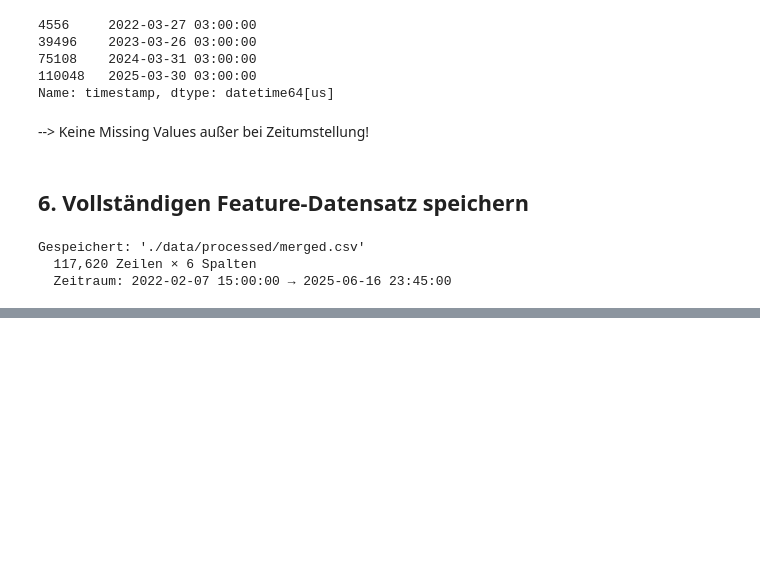
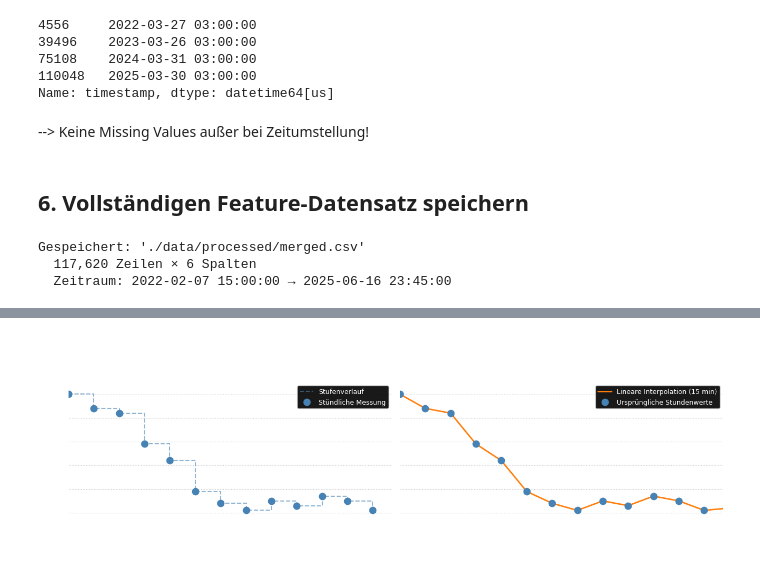
Before and after one commit to Anni075/KI-Project, a Jupyter notebook: notebooks/00_data_preparation.ipynb, the cells around one changed output, grey strips where cells are left out. Cells and saved outputs as stored; diff of their text form; code cells hidden in the pictures; blank space fills up the shorter version.

Commit message:
improve plots

```diff
--- a/notebooks/00_data_preparation.ipynb
+++ b/notebooks/00_data_preparation.ipynb
@@ -233,0 +252,57 @@ Gespeichert: './data/processed/merged.csv'
+# %%
+import matplotlib.pyplot as plt
+import matplotlib.dates as mdates
+import pandas as pd
+from pathlib import Path
+
+# Beispieltag mit guter Bewölkungsdynamik: 13.11.2022
+features = pd.read_csv(Path('../data/processed/merged.csv'), parse_dates=['timestamp'])
+day = features[features['timestamp'].dt.date == pd.Timestamp('2022-11-13').date()]
+day = day[day['timestamp'].dt.hour.between(6, 18)].copy()
+
+# Stündliche Rohdaten simulieren (jede 4. Zeile = Original-Wetterstunde)
+hourly = day[day['timestamp'].dt.minute == 0].copy()
+
+fig, axes = plt.subplots(1, 2, figsize=(13, 4), facecolor='white', sharey=True)
+fig.suptitle(
+    'Merge der Daten mit Interpolation der Wetterdaten\n'
+    'Beispiel: Tiefe Bewölkung (cloud_cover_low) am 13.11.2022',
+    fontsize=12, fontweight='bold'
+)
+
+# ── Links: Rohdaten stündlich ──────────────────────────────────────────────
+ax = axes[0]
+ax.set_facecolor('white')
+ax.step(hourly['timestamp'], hourly['cloud_cover_low'],
+        where='post', color='steelblue', linewidth=1.5, linestyle='--', alpha=0.6, label='Stufenverlauf')
+ax.scatter(hourly['timestamp'], hourly['cloud_cover_low'],
+           s=80, color='steelblue', zorder=5, label='Stündliche Messung')
+ax.set_title('Wetterdaten – Original (stündlich)', fontsize=11)
+ax.set_ylabel('Tiefe Bewölkung [%]', fontsize=10)
+ax.set_xlabel('Uhrzeit', fontsize=10)
+ax.xaxis.set_major_formatter(mdates.DateFormatter('%H:%M'))
+ax.xaxis.set_major_locator(mdates.HourLocator(interval=2))
+ax.set_xlim(day['timestamp'].min(), day['timestamp'].max())
+ax.set_ylim(-2, 55)
+ax.legend(fontsize=9, framealpha=0.9)
+ax.grid(axis='y', linestyle=':', alpha=0.4, color='gray')
+
+# ── Rechts: Interpoliert auf 15-min ───────────────────────────────────────
+ax = axes[1]
+ax.set_facecolor('white')
+ax.plot(day['timestamp'], day['cloud_cover_low'],
+        color='tab:orange', linewidth=2.0, label='Lineare Interpolation (15 min)')
+ax.scatter(hourly['timestamp'], hourly['cloud_cover_low'],
+           s=80, color='steelblue', zorder=5, label='Ursprüngliche Stundenwerte')
+ax.set_title('Nach linearer Interpolation (15-min-Raster)', fontsize=11)
+ax.set_xlabel('Uhrzeit', fontsize=10)
+ax.xaxis.set_major_formatter(mdates.DateFormatter('%H:%M'))
+ax.xaxis.set_major_locator(mdates.HourLocator(interval=2))
+ax.set_xlim(day['timestamp'].min(), day['timestamp'].max())
+ax.legend(fontsize=9, framealpha=0.9)
+ax.grid(axis='y', linestyle=':', alpha=0.4, color='gray')
+
+plt.tight_layout()
+plt.show()
+# %% [output]
+[figure, added]
```
Also changed, not shown: parts of 2 cells of this notebook.
